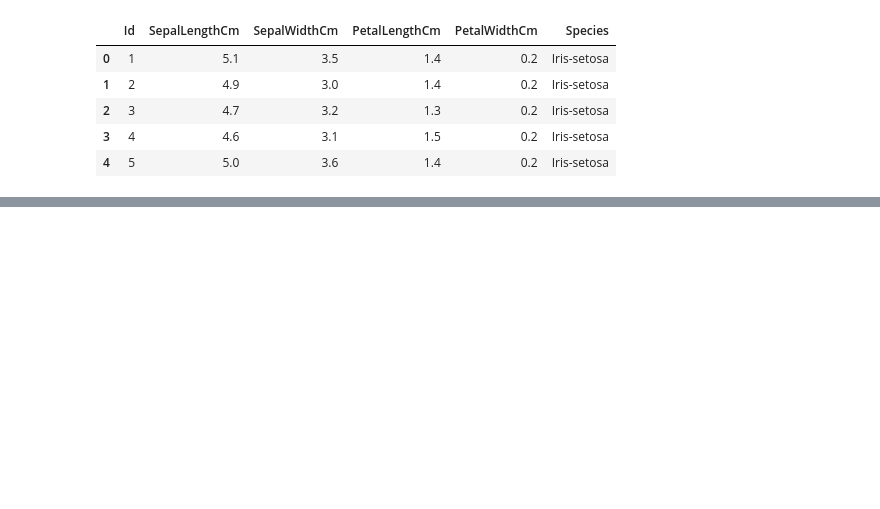
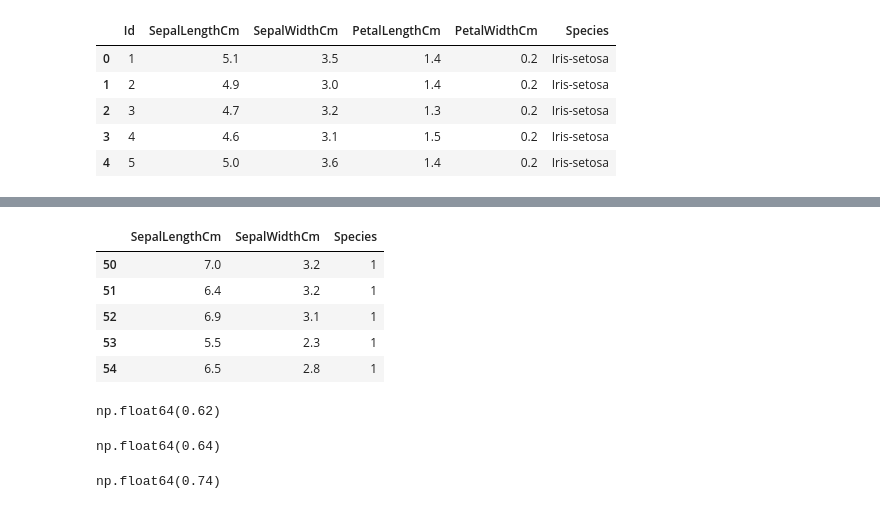
Before and after one commit to ajaykumar080286/MachineLearning, a Jupyter notebook: 44_Voting_Classifier.ipynb, the cells around one changed output, grey strips where cells are left out. Cells and saved outputs as stored; diff of their text form; code cells hidden in the pictures; blank space fills up the shorter version.

```diff
--- a/44_Voting_Classifier.ipynb
+++ b/44_Voting_Classifier.ipynb
@@ -26,0 +59,9 @@ df.head()
+# %%
+df.head()
+# %% [output]
+|  | SepalLengthCm | SepalWidthCm | Species |
+| 50 | 7.0 | 3.2 | 1 |
+| 51 | 6.4 | 3.2 | 1 |
+| 52 | 6.9 | 3.1 | 1 |
+| 53 | 5.5 | 2.3 | 1 |
+| 54 | 6.5 | 2.8 | 1 |
@@ -26,0 +75,12 @@ df.head()
+# %%
+np.round(cross_val_score(dt,X,y,cv=5,scoring='accuracy').mean(),2)
+# %% [output]
+np.float64(0.62)
+# %%
+np.round(cross_val_score(knn,X,y,cv=5,scoring='accuracy').mean(),2)
+# %% [output]
+np.float64(0.64)
+# %%
+np.round(cross_val_score(lr,X,y,cv=5,scoring='accuracy').mean(),2)
+# %% [output]
+np.float64(0.74)
```
Also changed, not shown: parts of 31 cells of this notebook.
